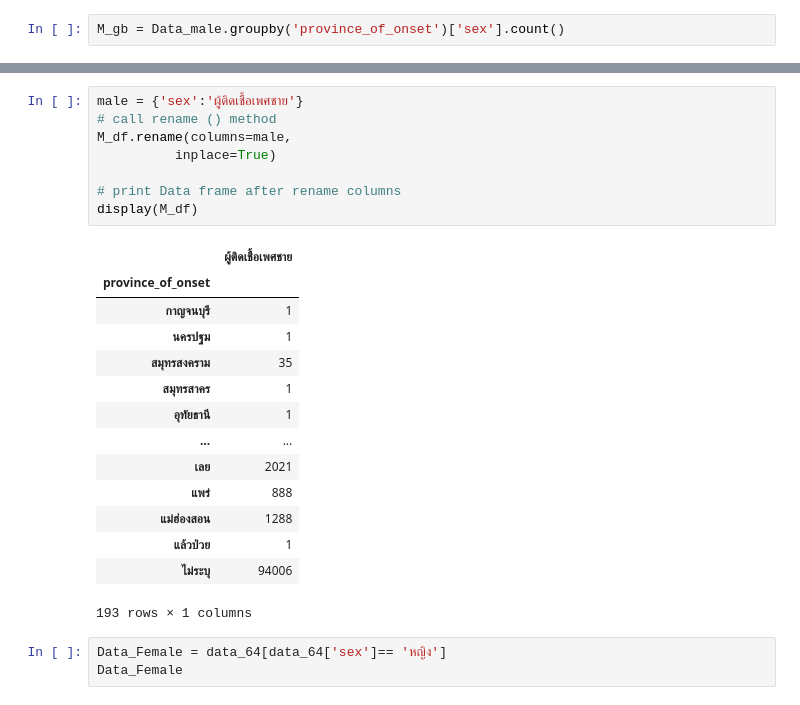
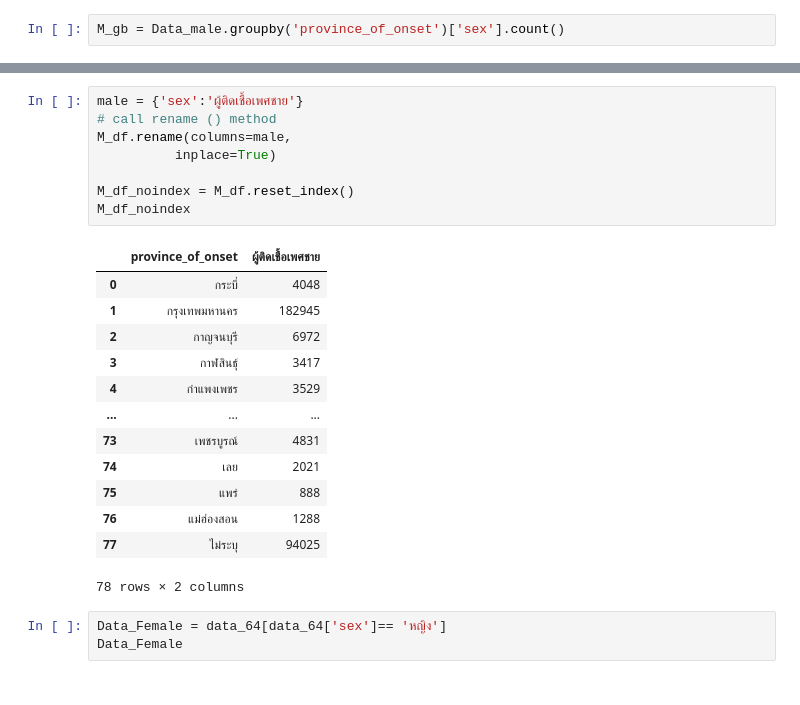
Before and after one commit to SupidchayaTangkidwanich/data_viz_2022, a Jupyter notebook: Data_Viz_Project.ipynb, the cells around one changed output, grey strips where cells are left out. Drawn from its saved outputs; the diff is of its cells as text.

```diff
--- a/Data_Viz_Project.ipynb
+++ b/Data_Viz_Project.ipynb
@@ -547,26 +730,25 @@ M_noindex
 # %%
 male = {'sex':'ผู้ติดเชื้อเพศชาย'}
 # call rename () method
 M_df.rename(columns=male,
           inplace=True)
 
-# print Data frame after rename columns
-display(M_df)
+M_df_noindex = M_df.reset_index()
+M_df_noindex
 # %% [output]
-|  | ผู้ติดเชื้อเพศชาย |
-| province_of_onset |  |
-| กาญจนบุรี | 1 |
-| นครปฐม | 1 |
-| สมุทรสงคราม | 35 |
-| สมุทรสาคร | 1 |
-| อุทัยธานี | 1 |
-| ... | ... |
-| เลย | 2021 |
-| แพร่ | 888 |
-| แม่ฮ่องสอน | 1288 |
-| แล้วป่วย | 1 |
-| ไม่ระบุ | 94006 |
+|  | province_of_onset | ผู้ติดเชื้อเพศชาย |
+| 0 | กระบี่ | 4048 |
+| 1 | กรุงเทพมหานคร | 182945 |
+| 2 | กาญจนบุรี | 6972 |
+| 3 | กาฬสินธุ์ | 3417 |
+| 4 | กำแพงเพชร | 3529 |
+| ... | ... | ... |
+| 73 | เพชรบูรณ์ | 4831 |
+| 74 | เลย | 2021 |
+| 75 | แพร่ | 888 |
+| 76 | แม่ฮ่องสอน | 1288 |
+| 77 | ไม่ระบุ | 94025 |
-193 rows × 1 columns
+78 rows × 2 columns
 # %%
 Data_Female = data_64[data_64['sex']== 'หญิง']
 Data_Female
```
Also changed, not shown: parts of 19 cells of this notebook.
